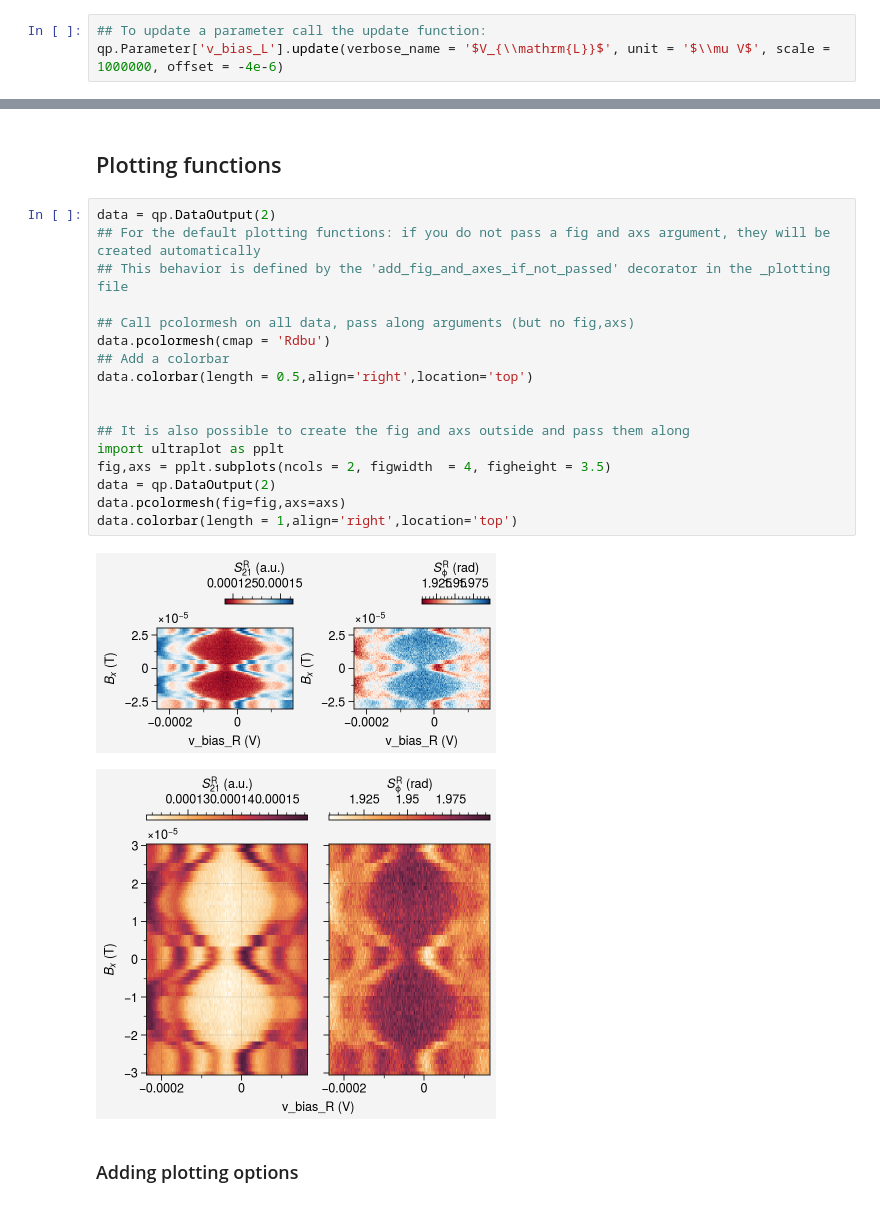
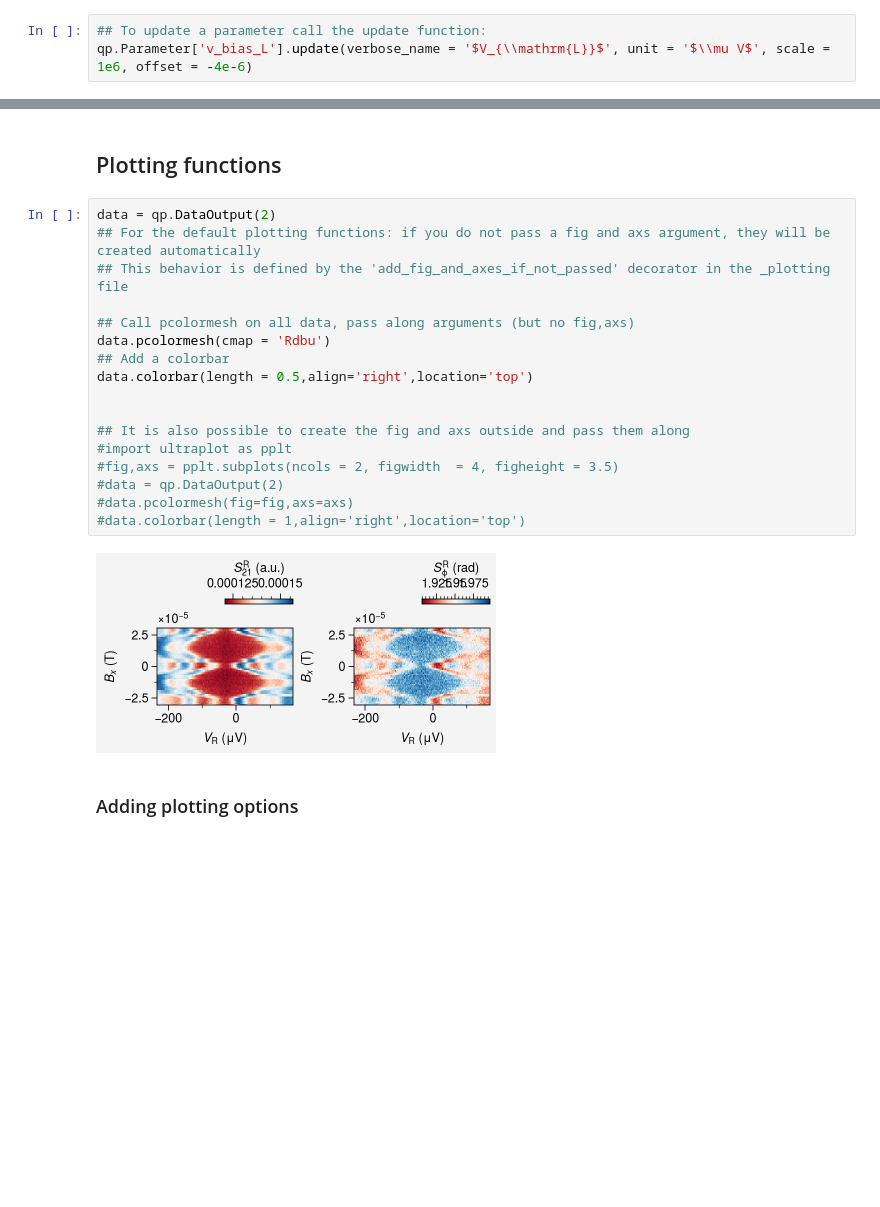
Before and after one commit to SebTenHaaf/DataOutput, a Jupyter notebook: tutorial.ipynb, the cells around one changed output, grey strips where cells are left out. Cells and saved outputs as stored; diff of their text form; blank space fills up the shorter version.

```diff
--- a/tutorial.ipynb
+++ b/tutorial.ipynb
@@ -43,7 +45,7 @@ qp.Parameter['v_bias_L']
 v_bias_L (V) - Scale: 1.00e+00, Offset: 0.00e+00
 # %%
 ## To update a parameter call the update function:
-qp.Parameter['v_bias_L'].update(verbose_name = '$V_{\\mathrm{L}}$', unit = '$\\mu V$', scale = 1000000, offset = -4e-6)
+qp.Parameter['v_bias_L'].update(verbose_name = '$V_{\\mathrm{L}}$', unit = '$\\mu V$', scale = 1e6, offset = -4e-6)
 # %%
 ## Or use a jupyter widget (call update without any arguments)
 qp.Parameter['v_bias_L'].update()
@@ -229,22 +231,21 @@ data.show()
 # %%
 data = qp.DataOutput(2)
 ## For the default plotting functions: if you do not pass a fig and axs argument, they will be created automatically
 ## This behavior is defined by the 'add_fig_and_axes_if_not_passed' decorator in the _plotting file
 
 ## Call pcolormesh on all data, pass along arguments (but no fig,axs)
 data.pcolormesh(cmap = 'Rdbu')
 ## Add a colorbar
 data.colorbar(length = 0.5,align='right',location='top')
 
 
 ## It is also possible to create the fig and axs outside and pass them along
-import ultraplot as pplt
-fig,axs = pplt.subplots(ncols = 2, figwidth  = 4, figheight = 3.5)
-data = qp.DataOutput(2)
-data.pcolormesh(fig=fig,axs=axs)
-data.colorbar(length = 1,align='right',location='top')
+#import ultraplot as pplt
+#fig,axs = pplt.subplots(ncols = 2, figwidth  = 4, figheight = 3.5)
+#data = qp.DataOutput(2)
+#data.pcolormesh(fig=fig,axs=axs)
+#data.colorbar(length = 1,align='right',location='top')
 # %% [output]
-[figure, old version]
+[figure, new version]
-[figure, removed]
 # %% [markdown]
 ### Adding plotting options
```
Also changed, not shown: parts of 4 cells of this notebook, 2 other files.
